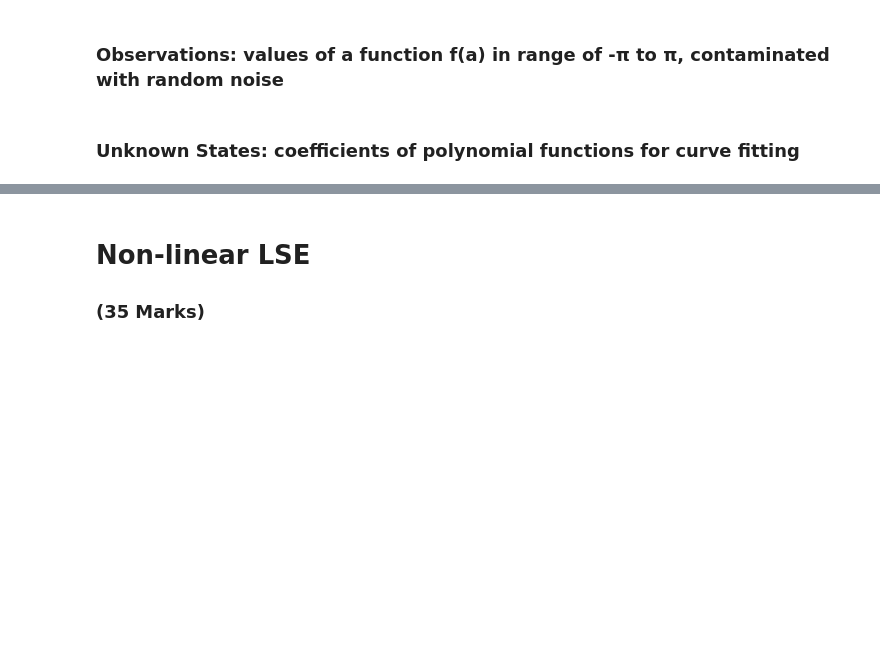
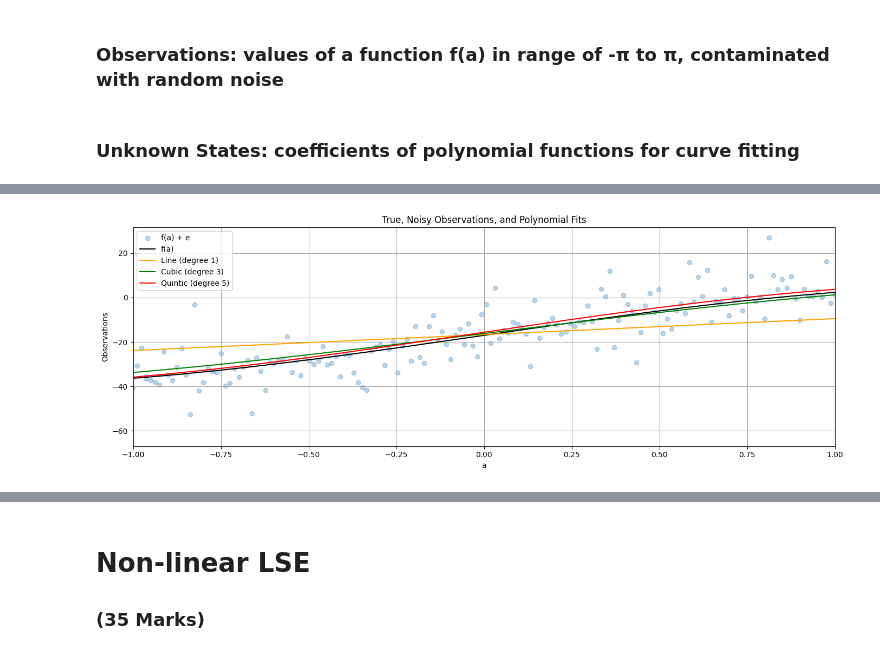
Before and after one commit to AkolawoleBodefakunle/engg680_2024_fall, a Jupyter notebook: Lab_Assignment2/Assignment2.ipynb, the cells around one changed output, grey strips where cells are left out. Drawn from its saved outputs; the diff is of its cells as text; code cells hidden in the pictures; blank space fills up the shorter version.

```diff
--- a/Lab_Assignment2/Assignment2.ipynb
+++ b/Lab_Assignment2/Assignment2.ipynb
@@ -171,4 +289,4 @@ fig.tight_layout()
 # now, let's define the P matrix with the proper weights of observation
 # use the variance of observation l_var, define P matrix
 # (1 mark)
-P = #...
+P = np.diag(l_var)
@@ -179,0 +293,73 @@ P = #...
+# %%
+# step 13
+# repeat the steps 6-10, using the proper P matrix
+# (10 marks)
+# call the fit_polynomial_curve function and fetch the results
+# use polynomial degrees of: 1, 3 ,5
+x_deg1, cov_x_deg1, apv_deg1, v_deg1 = fit_polynomial_curve(a, l, P, deg=1)
+
+# Degree 3
+x_deg3, cov_x_deg3, apv_deg3, v_deg3 = fit_polynomial_curve(a, l, P, deg=3)
+
+# Degree 5
+x_deg5, cov_x_deg5, apv_deg5, v_deg5 = fit_polynomial_curve(a, l, P, deg=5)
+
+# use the estimated coefficients x and constants array a, construct polynomial functions for each degree
+
+line_uw =line_uw = np.polyval(x_deg1[::-1], a)
+cubic_uw =cubic_uw = np.polyval(x_deg3[::-1], a)
+quintic_uw =quintic_uw = np.polyval(x_deg5[::-1], a)
+
+# for the polynomials of line, cubic and quintic, use color of orange, green and red respectively.
+
+fig, ax = plt.subplots(nrows=1, ncols=1, figsize=(14, 5))
+# Scatter plot for noisy observations
+ax.scatter(a, l, label="f(a) + e", color='tab:blue', marker='o', alpha=0.3)
+
+# Line plot for true observations
+ax.plot(a, l_true, label="f(a)", color='k')
+
+# Plot the line polynomial (degree 1) with orange color
+ax.plot(a, line_uw, label="Line (degree 1)", color='orange')
+
+# Plot the cubic polynomial (degree 3) with green color
+ax.plot(a, cubic_uw, label="Cubic (degree 3)", color='green')
+
+# Plot the quintic polynomial (degree 5) with red color
+ax.plot(a, quintic_uw, label="Quintic (degree 5)", color='red')
+
+# Include axis labels, legend, and title
+ax.set_xlabel('a')
+ax.set_ylabel('Observations')
+ax.set_title('True, Noisy Observations, and Polynomial Fits')
+
+# Set the x-axis range from -1 to 1
+ax.set_xlim(-1, 1)
+
+# Include a legend for all plots
+ax.legend()
+
+
+ax.grid(True, which='both',ls='-',color='0.65')
+
+fig.tight_layout()
+
+# print the a posterier variance factor for each polynomial function
+
+print("A Posteriori Variance Factor for Line (Degree 1):", apv_deg1)
+print("A Posteriori Variance Factor for Cubic (Degree 3):", apv_deg3)
+print("A Posteriori Variance Factor for Quintic (Degree 5):", apv_deg5)
+
+# compute and print the norm between the predicted observations (output from each polynomial function) and the true observations
+# Compute the norm between the line (degree 1) predictions and the true observations
+norm_line = np.linalg.norm(line_uw - l_true)
+print("Norm between Line (Degree 1) predictions and true observations:", norm_line)
+
+# Compute the norm between the cubic (degree 3) predictions and the true observations
+norm_cubic = np.linalg.norm(cubic_uw - l_true)
+print("Norm between Cubic (Degree 3) predictions and true observations:", norm_cubic)
+
+# Compute the norm between the quintic (degree 5) predictions and the true observations
+norm_quintic = np.linalg.norm(quintic_uw - l_true)
+print("Norm between Quintic (Degree 5) predictions and true observations:", norm_quintic)
+# %% [output]
@@ -180,3 +372,4 @@ P = #...
+[figure, added]
 # %%
 # step 14
 # Compare the results of a posterier variance factor and norm from unweighted LSE and weighted LSE, what phenomena do you observe? Explain this phenomena.
```
Also changed, not shown: parts of 19 cells of this notebook.
